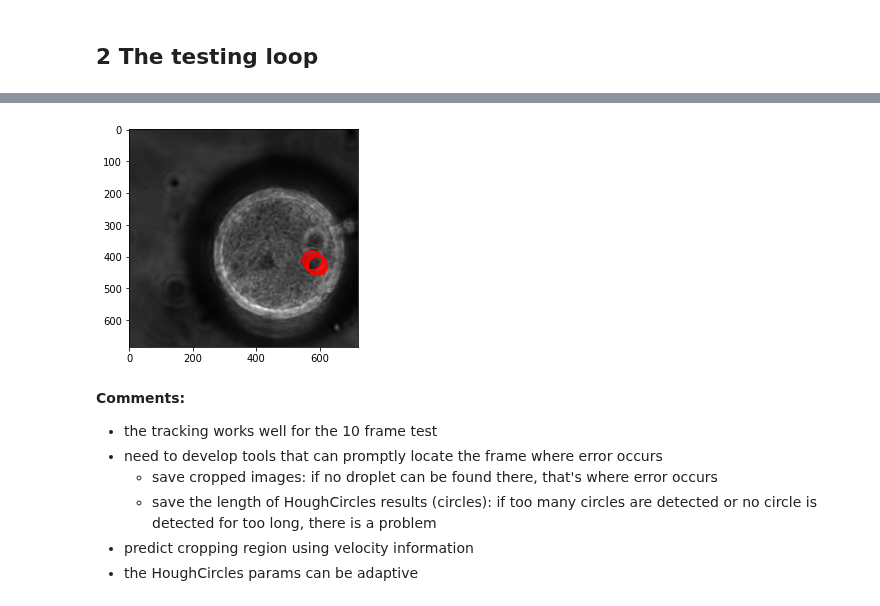
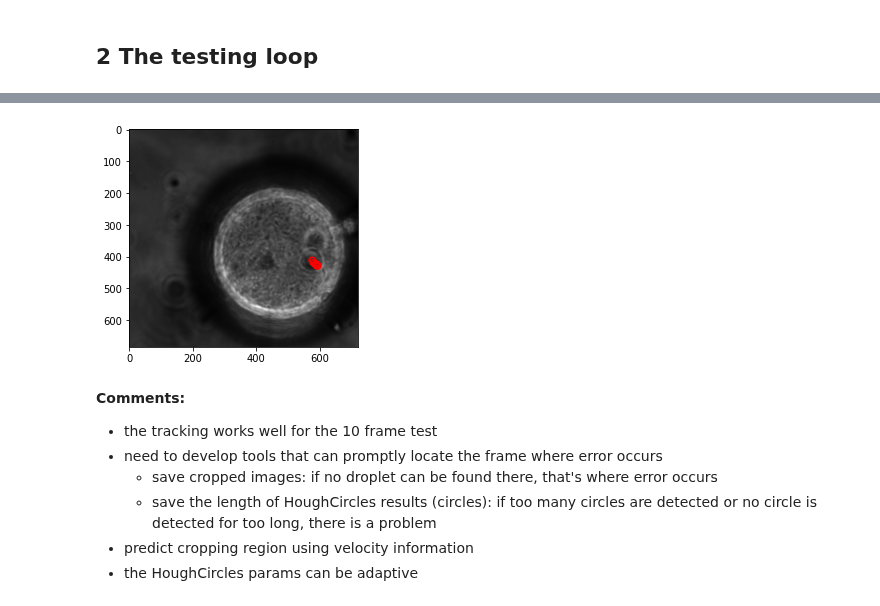
Before and after one commit to ZLoverty/DE, a Jupyter notebook: Code/Circle-detection/crop-HoughCircles.ipynb, the cells around one changed output, grey strips where cells are left out. Drawn from its saved outputs; the diff is of its cells as text; code cells hidden in the pictures.

```diff
--- a/Code/Circle-detection/crop-HoughCircles.ipynb
+++ b/Code/Circle-detection/crop-HoughCircles.ipynb
@@ -148,13 +139,13 @@ print(y_list)
 # %%
 # draw the trajectory
 fig, ax = plt.subplots()
 ax.imshow(img, cmap='gray')
 for x, y in zip(x_list, y_list):
-    circle_object = mpatch.Circle((x, y), 30,
+    circle_object = mpatch.Circle((x, y), 10,
                                  fill=False, ec='red', lw=1)
     ax.add_patch(circle_object)
 # %% [output]
-[figure, old version]
+[figure, new version]
 # %% [markdown]
 **Comments:**
 - the tracking works well for the 10 frame test
```
Also changed, not shown: parts of 6 cells of this notebook.
